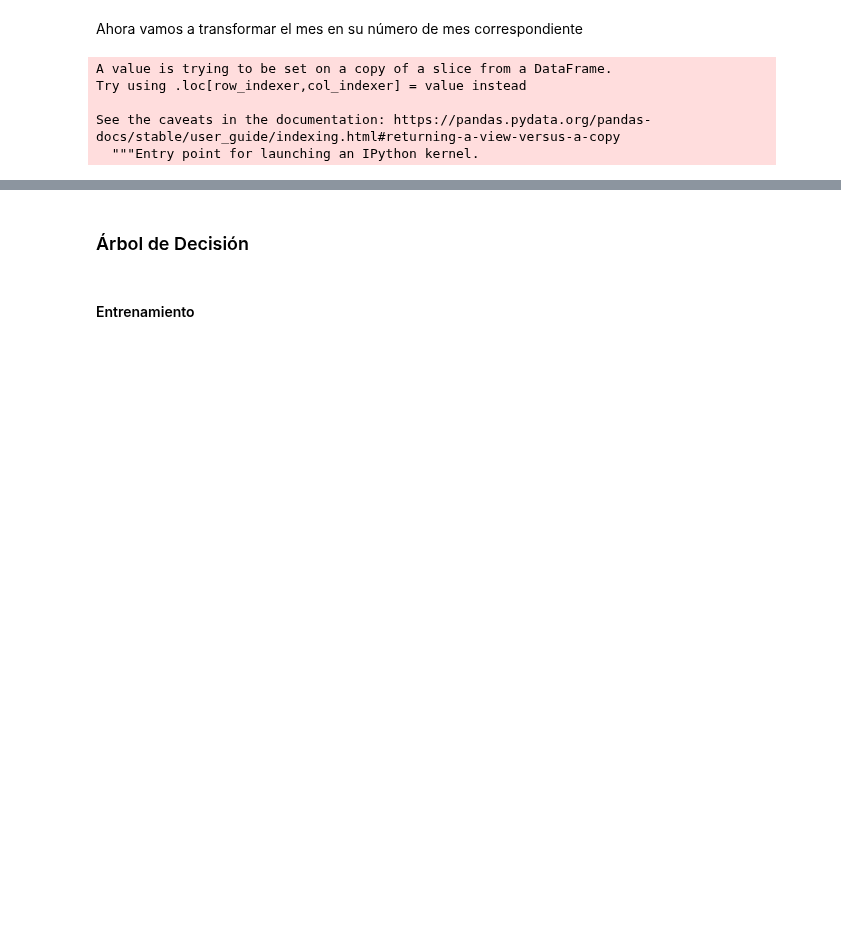
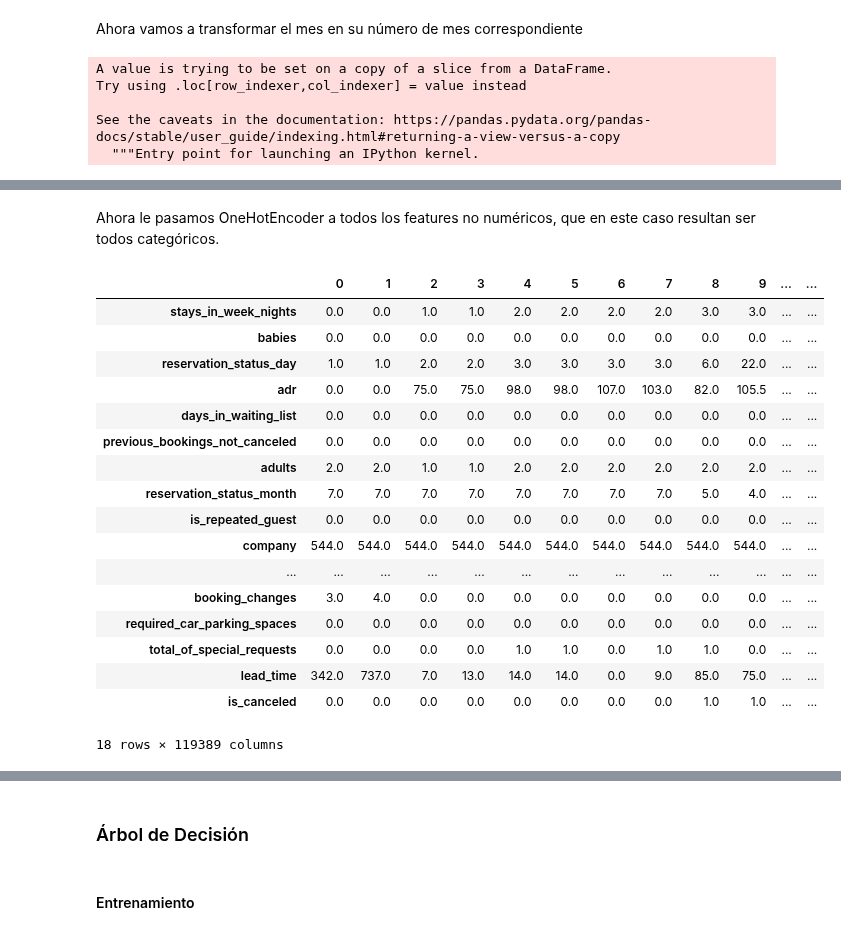
Before and after one commit to Jonathan-R0/TP2-OrganizacionDeDatos, a Jupyter notebook: src/Parte2Colab.ipynb, the cells around one changed output, grey strips where cells are left out. Cells and saved outputs as stored; diff of their text form; code cells hidden in the pictures; blank space fills up the shorter version.

```diff
--- a/src/Parte2Colab.ipynb
+++ b/src/Parte2Colab.ipynb
@@ -398,9 +411,9 @@ Primero vamos a transformar las fechas en tres variables numéricas separando el
 # %%
 bookings = bookings[:-1]
 # %%
-bookings['reservation_status_year'] = bookings['reservation_status_date'].apply(lambda x: x.split('-')[0] if x != 0 else x)
-bookings['reservation_status_month'] = bookings['reservation_status_date'].apply(lambda x: x.split('-')[1] if x != 0 else x)
-bookings['reservation_status_day'] = bookings['reservation_status_date'].apply(lambda x: x.split('-')[2] if x != 0 else x)
+bookings['reservation_status_year'] = bookings['reservation_status_date'].apply(lambda x: int(x.split('-')[0]) if x != 0 else x)
+bookings['reservation_status_month'] = bookings['reservation_status_date'].apply(lambda x: int(x.split('-')[1]) if x != 0 else x)
+bookings['reservation_status_day'] = bookings['reservation_status_date'].apply(lambda x: int(x.split('-')[2]) if x != 0 else x)
 bookings.drop(columns=['reservation_status_date'], inplace = True)
 # %% [output]
 A value is trying to be set on a copy of a slice from a DataFrame.
@@ -476,0 +471,6 @@ dtype: object
+# %%
+corrs = bookings.corr()['is_canceled']
+corrs = corrs[corrs < 1]
+abs_corrs = abs(corrs).sort_values()
+abs_features_to_train = list(abs_corrs[abs_corrs > 0.02].index)
+abs_features_to_train
@@ -476,0 +514,24 @@ dtype: object
+# %% [markdown]
+Ahora le pasamos OneHotEncoder a todos los features no numéricos, que en este caso resultan ser todos categóricos.
+# %%
+abs_to_train = pd.get_dummies(bookings[abs_features_to_train + ['is_canceled']])
+abs_to_train.T
+# %% [output]
+|  | 0 | 1 | 2 | 3 | 4 | 5 | 6 | 7 | 8 | 9 | ... | ... |
+| stays_in_week_nights | 0.0 | 0.0 | 1.0 | 1.0 | 2.0 | 2.0 | 2.0 | 2.0 | 3.0 | 3.0 | ... | ... |
+| babies | 0.0 | 0.0 | 0.0 | 0.0 | 0.0 | 0.0 | 0.0 | 0.0 | 0.0 | 0.0 | ... | ... |
+| reservation_status_day | 1.0 | 1.0 | 2.0 | 2.0 | 3.0 | 3.0 | 3.0 | 3.0 | 6.0 | 22.0 | ... | ... |
+| adr | 0.0 | 0.0 | 75.0 | 75.0 | 98.0 | 98.0 | 107.0 | 103.0 | 82.0 | 105.5 | ... | ... |
+| days_in_waiting_list | 0.0 | 0.0 | 0.0 | 0.0 | 0.0 | 0.0 | 0.0 | 0.0 | 0.0 | 0.0 | ... | ... |
+| previous_bookings_not_canceled | 0.0 | 0.0 | 0.0 | 0.0 | 0.0 | 0.0 | 0.0 | 0.0 | 0.0 | 0.0 | ... | ... |
+| adults | 2.0 | 2.0 | 1.0 | 1.0 | 2.0 | 2.0 | 2.0 | 2.0 | 2.0 | 2.0 | ... | ... |
+| reservation_status_month | 7.0 | 7.0 | 7.0 | 7.0 | 7.0 | 7.0 | 7.0 | 7.0 | 5.0 | 4.0 | ... | ... |
+| is_repeated_guest | 0.0 | 0.0 | 0.0 | 0.0 | 0.0 | 0.0 | 0.0 | 0.0 | 0.0 | 0.0 | ... | ... |
+| company | 544.0 | 544.0 | 544.0 | 544.0 | 544.0 | 544.0 | 544.0 | 544.0 | 544.0 | 544.0 | ... | ... |
+| ... | ... | ... | ... | ... | ... | ... | ... | ... | ... | ... | ... | ... |
+| booking_changes | 3.0 | 4.0 | 0.0 | 0.0 | 0.0 | 0.0 | 0.0 | 0.0 | 0.0 | 0.0 | ... | ... |
+| required_car_parking_spaces | 0.0 | 0.0 | 0.0 | 0.0 | 0.0 | 0.0 | 0.0 | 0.0 | 0.0 | 0.0 | ... | ... |
+| total_of_special_requests | 0.0 | 0.0 | 0.0 | 0.0 | 1.0 | 1.0 | 0.0 | 1.0 | 1.0 | 0.0 | ... | ... |
+| lead_time | 342.0 | 737.0 | 7.0 | 13.0 | 14.0 | 14.0 | 0.0 | 9.0 | 85.0 | 75.0 | ... | ... |
+| is_canceled | 0.0 | 0.0 | 0.0 | 0.0 | 0.0 | 0.0 | 0.0 | 0.0 | 1.0 | 1.0 | ... | ... |
+18 rows × 119389 columns
```
Also changed, not shown: parts of 33 cells of this notebook.
